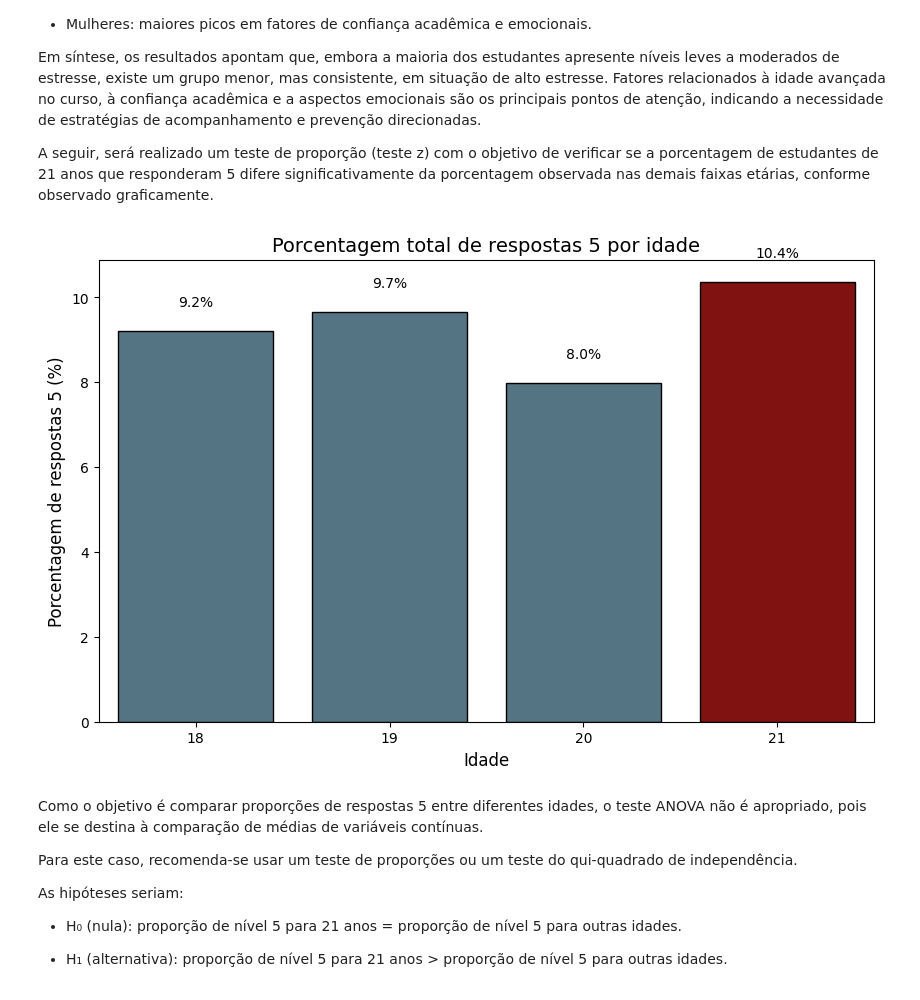
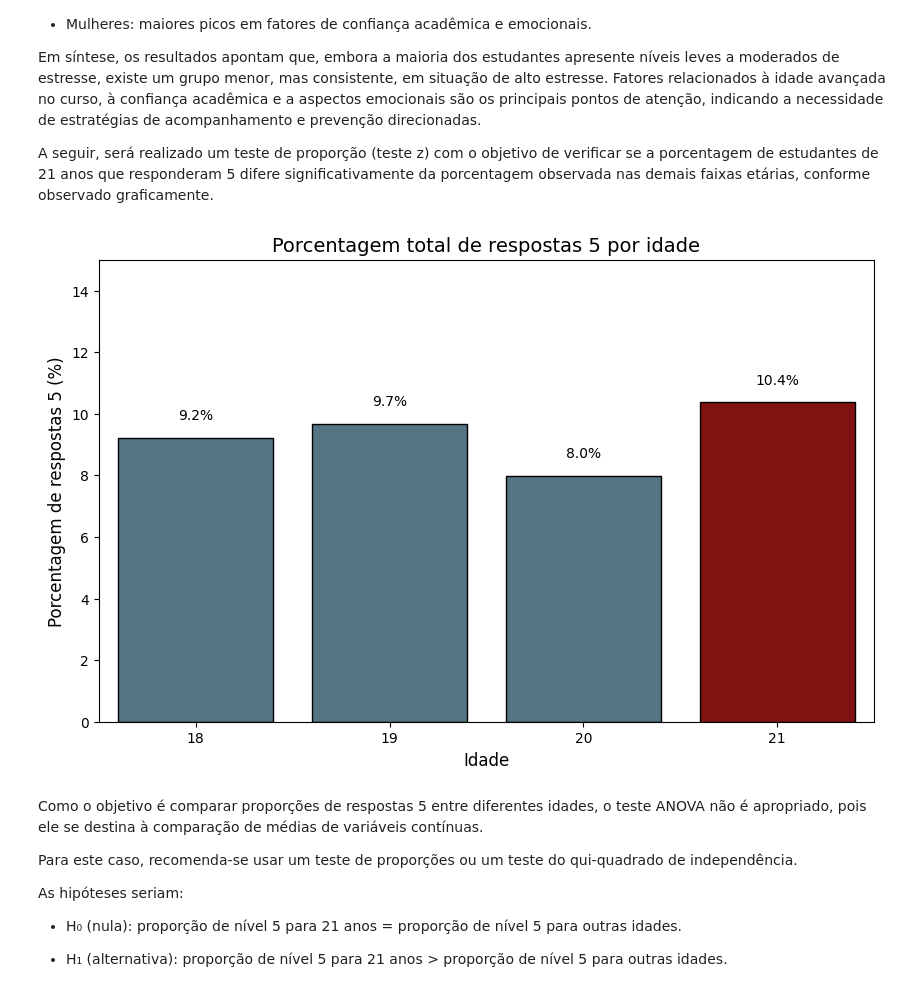
Before and after one commit to camilatsv1/Monitoramento-das-causas-de-estresse-nos-alunos-de-hoje, a Jupyter notebook: notebook_app.ipynb, the cells around one changed output. Drawn from its saved outputs; the diff is of its cells as text; code cells hidden in the pictures.

```diff
--- a/notebook_app.ipynb
+++ b/notebook_app.ipynb
@@ -1342,34 +1343,35 @@ plt.figure(figsize=(10, 6))
 
 # Criar uma paleta manual: todas cinza, exceto a idade 21 em vermelho
 cores = ['#4d778b' if age != 21 else '#920000' for age in contagem_por_idade["Age"]]
 
 ax = sns.barplot(
     data=contagem_por_idade,
     x='Age',
     y='Total_5_percent',
     hue='Age',             # necessário para evitar o warning
     palette=dict(zip(contagem_por_idade['Age'], cores)),
     edgecolor="black",
     legend=False           # remove legenda extra
 )
 
 plt.title('Porcentagem total de respostas 5 por idade', fontsize=14)
+plt.ylim(0,15)
 plt.ylabel('Porcentagem de respostas 5 (%)', fontsize=12)
 plt.xlabel('Idade', fontsize=12)
 
 # Adicionar os valores percentuais em cada barra
 for p in ax.patches:
     height = p.get_height()
     ax.text(
         p.get_x() + p.get_width() / 2.,
         height + 0.5,
         f'{height:.1f}%',
         ha='center', va='bottom', fontsize=10, color='black'
     )
 
 plt.show()
 # %% [output]
-[figure, old version]
+[figure, new version]
 # %% [markdown]
 Como o objetivo é comparar proporções de respostas 5 entre diferentes idades, o teste ANOVA não é apropriado, pois ele se destina à comparação de médias de variáveis contínuas.
 
```
Also changed, not shown: parts of 16 cells of this notebook.
